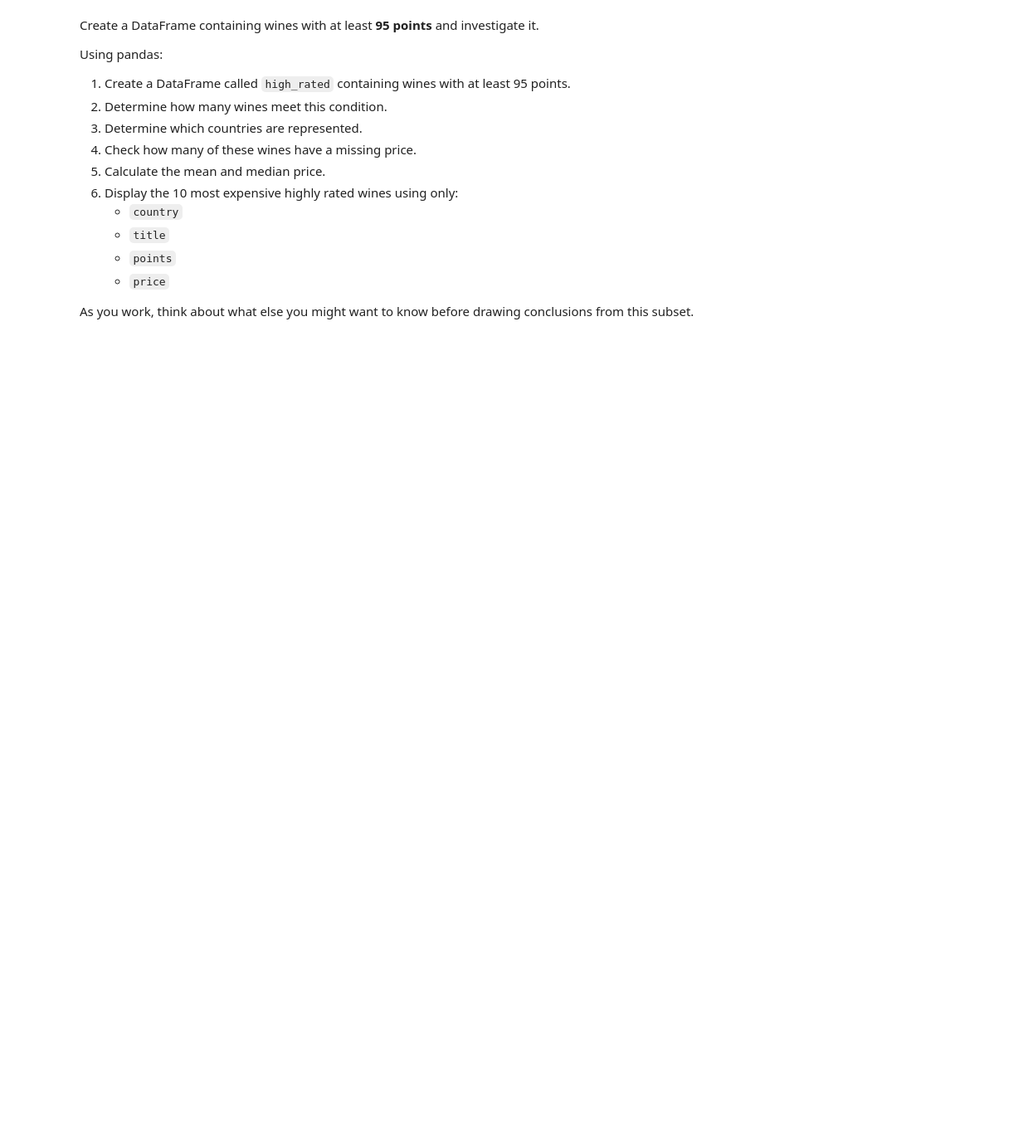
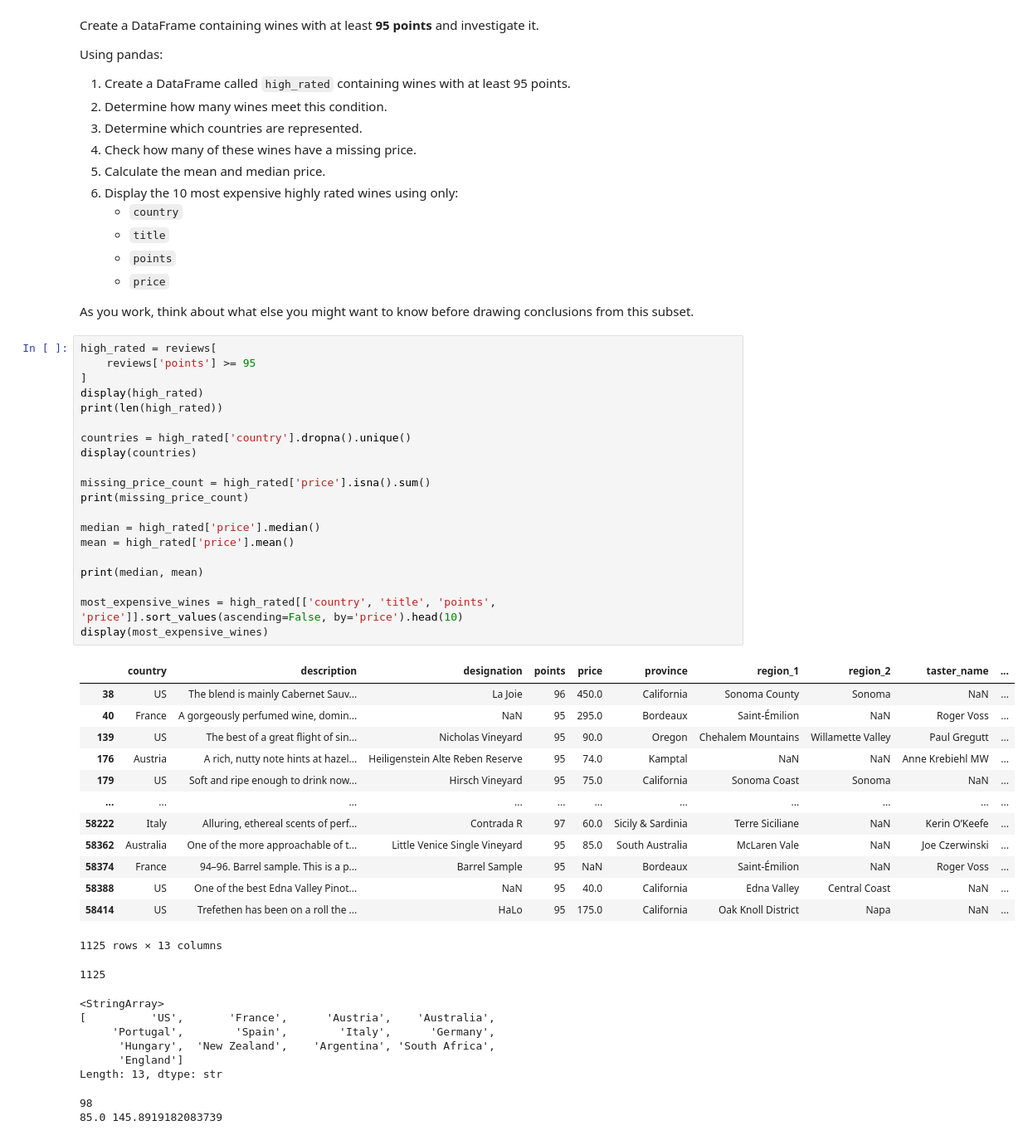
Before and after one commit to fepeti13/analytics-through-coding-repo, a Jupyter notebook: Session_1/Pandas_AUT26.ipynb, the cells around one changed output. Shown at 83% size. Drawn from its saved outputs; the diff is of its cells as text; blank space fills up the shorter version.

```diff
--- a/Session_1/Pandas_AUT26.ipynb
+++ b/Session_1/Pandas_AUT26.ipynb
@@ -552,3 +558,46 @@ Using pandas:
    * `price`
 
 As you work, think about what else you might want to know before drawing conclusions from this subset.
+# %%
+high_rated = reviews[
+    reviews['points'] >= 95
+]
+display(high_rated)
+print(len(high_rated))
+
+countries = high_rated['country'].dropna().unique()
+display(countries)
+
+missing_price_count = high_rated['price'].isna().sum()
+print(missing_price_count)
+
+median = high_rated['price'].median()
+mean = high_rated['price'].mean()
+
+print(median, mean)
+
+most_expensive_wines = high_rated[['country', 'title', 'points', 'price']].sort_values(ascending=False, by='price').head(10)
+display(most_expensive_wines)
+# %% [output]
+|  | country | description | designation | points | price | province | region_1 | region_2 | taster_name | ... |
+| 38 | US | The blend is mainly Cabernet Sauv... | La Joie | 96 | 450.0 | California | Sonoma County | Sonoma | NaN | ... |
+| 40 | France | A gorgeously perfumed wine, domin... | NaN | 95 | 295.0 | Bordeaux | Saint-Émilion | NaN | Roger Voss | ... |
+| 139 | US | The best of a great flight of sin... | Nicholas Vineyard | 95 | 90.0 | Oregon | Chehalem Mountains | Willamette Valley | Paul Gregutt | ... |
+| 176 | Austria | A rich, nutty note hints at hazel... | Heiligenstein Alte Reben Reserve | 95 | 74.0 | Kamptal | NaN | NaN | Anne Krebiehl MW | ... |
+| 179 | US | Soft and ripe enough to drink now... | Hirsch Vineyard | 95 | 75.0 | California | Sonoma Coast | Sonoma | NaN | ... |
+| ... | ... | ... | ... | ... | ... | ... | ... | ... | ... | ... |
+| 58222 | Italy | Alluring, ethereal scents of perf... | Contrada R | 97 | 60.0 | Sicily & Sardinia | Terre Siciliane | NaN | Kerin O’Keefe | ... |
+| 58362 | Australia | One of the more approachable of t... | Little Venice Single Vineyard | 95 | 85.0 | South Australia | McLaren Vale | NaN | Joe Czerwinski | ... |
+| 58374 | France | 94–96. Barrel sample. This is a p... | Barrel Sample | 95 | NaN | Bordeaux | Saint-Émilion | NaN | Roger Voss | ... |
+| 58388 | US | One of the best Edna Valley Pinot... | NaN | 95 | 40.0 | California | Edna Valley | Central Coast | NaN | ... |
+| 58414 | US | Trefethen has been on a roll the ... | HaLo | 95 | 175.0 | California | Oak Knoll District | Napa | NaN | ... |
+1125 rows × 13 columns
+1125
+<StringArray>
+[          'US',       'France',      'Austria',    'Australia',
+     'Portugal',        'Spain',        'Italy',      'Germany',
+      'Hungary',  'New Zealand',    'Argentina', 'South Africa',
+      'England']
+Length: 13, dtype: str
+98
+85.0 145.8919182083739
```
Also changed, not shown: parts of 17 cells of this notebook, 1 other file.
